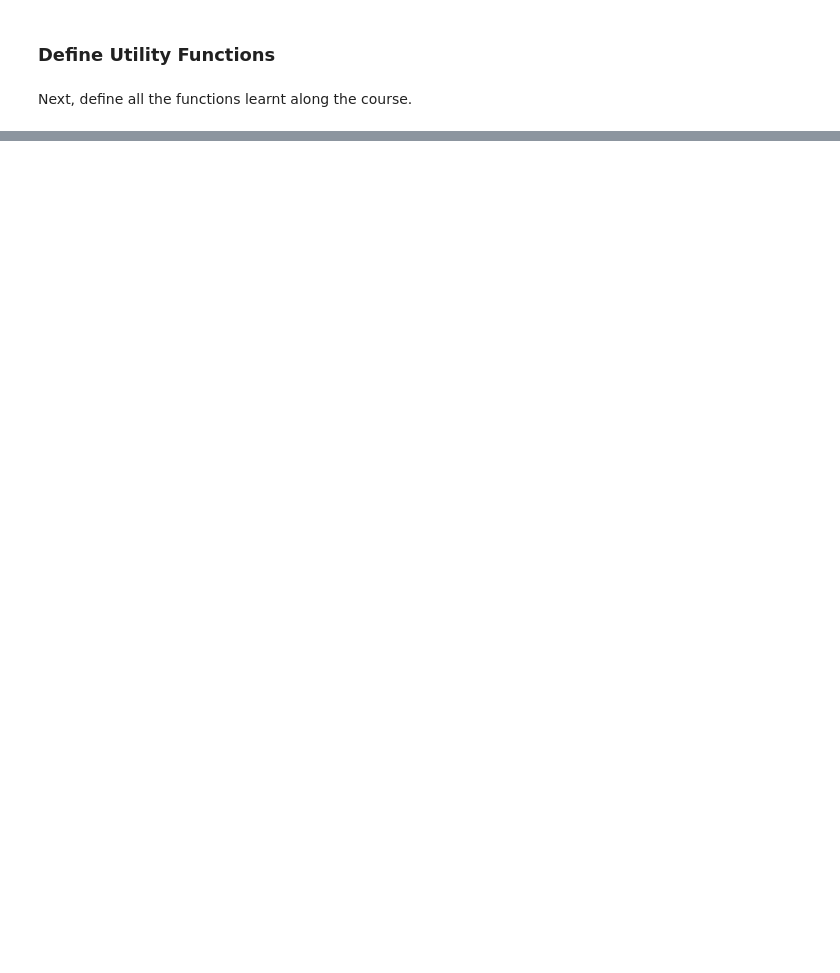
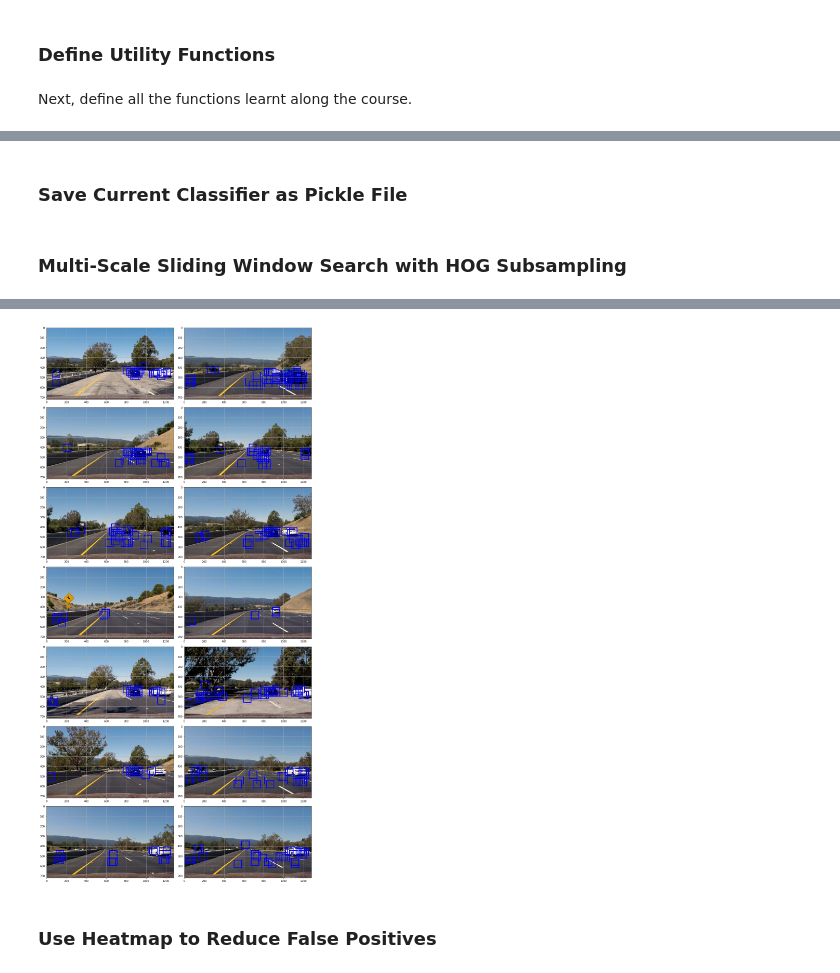
Before and after one commit to mscwu/CarND-Vehicle-Detection, a Jupyter notebook: vehicle_detection.ipynb, the cells around one changed output, grey strips where cells are left out. Saved outputs shown, nothing was run; the diff lists cells and outputs as text; code cells hidden in the pictures; blank space fills up the shorter version.

Commit message:
add sliding window search and hog subsampling

```diff
--- a/vehicle_detection.ipynb
+++ b/vehicle_detection.ipynb
@@ -194,0 +372,6 @@ def draw_boxes(img, bboxes, color=(0, 0, 255), thick=6):
+# %%
+if retrain:
+    svc_hsv, accuracy_hsv, X_scaler_hsv = train_SVC(veh_img, non_veh_img, color_space=color_space, orient=orient,
+                                  pix_per_cell=pix_per_cell, cell_per_block=cell_per_block, hog_channel=hog_channel,
+                                  spatial_size=spatial_size, hist_bins=hist_bins,
+                                  spatial_feat=spatial_feat, hist_feat=hist_feat, hog_feat=hog_feat)
@@ -194,0 +382,18 @@ def draw_boxes(img, bboxes, color=(0, 0, 255), thick=6):
+# %%
+if retrain:
+    color_space = 'HSV' # Can be RGB, HSV
+    orient = 9  # HOG orientations
+    pix_per_cell = 8 # HOG pixels per cell
+    cell_per_block = 2 # HOG cells per block
+    hog_channel = "ALL" # Can be 0, 1, 2, or "ALL"
+    spatial_size = (32, 32) # Spatial binning dimensions
+    hist_bins = 16    # Number of histogram bins
+    spatial_feat = True # Spatial features on or off
+    hist_feat = True # Histogram features on or off
+    hog_feat = True # HOG features on or off
+# %%
+if retrain:
+    svc_hsv, accuracy_hsv, X_scaler_hsv = train_SVC(veh_img, non_veh_img, color_space=color_space, orient=orient,
+                                  pix_per_cell=pix_per_cell, cell_per_block=cell_per_block, hog_channel=hog_channel,
+                                  spatial_size=spatial_size, hist_bins=hist_bins,
+                                  spatial_feat=spatial_feat, hist_feat=hist_feat, hog_feat=hog_feat)
@@ -194,0 +402,2 @@ def draw_boxes(img, bboxes, color=(0, 0, 255), thick=6):
+# %% [markdown]
+### Save Current Classifier as Pickle File
@@ -194,0 +414,2 @@ def draw_boxes(img, bboxes, color=(0, 0, 255), thick=6):
+# %% [markdown]
+### Multi-Scale Sliding Window Search with HOG Subsampling
@@ -194,0 +483,22 @@ def draw_boxes(img, bboxes, color=(0, 0, 255), thick=6):
+# %%
+# get test images
+test_image_path = glob.glob('./test_images/test*.jpg')
+test_images = []
+for img in test_image_path:
+    image = cv2.imread(img)
+    rgb_image = cv2.cvtColor(image, cv2.COLOR_BGR2RGB)
+    test_images.append(rgb_image)
+# %%
+# run test samples
+ystart = 350
+ystop = 656
+scale = 1.2
+
+f, axes = plt.subplots(np.int(len(test_images)/2), 2, figsize=(15,30))
+for i, img in enumerate(test_images):
+    out_img = find_cars(img, ystart, ystop, scale, svc_hsv, X_scaler_hsv, orient, pix_per_cell, cell_per_block, spatial_size, hist_bins)
+    idx = np.unravel_index(i, axes.shape)
+    axes[idx].imshow(out_img)
+    axes[idx].grid()
+plt.tight_layout()
+# %% [output]
@@ -194,0 +507,3 @@ def draw_boxes(img, bboxes, color=(0, 0, 255), thick=6):
+[figure, added]
+# %% [markdown]
+### Use Heatmap to Reduce False Positives
```
Also changed, not shown: parts of 29 cells of this notebook, 1 other file.
